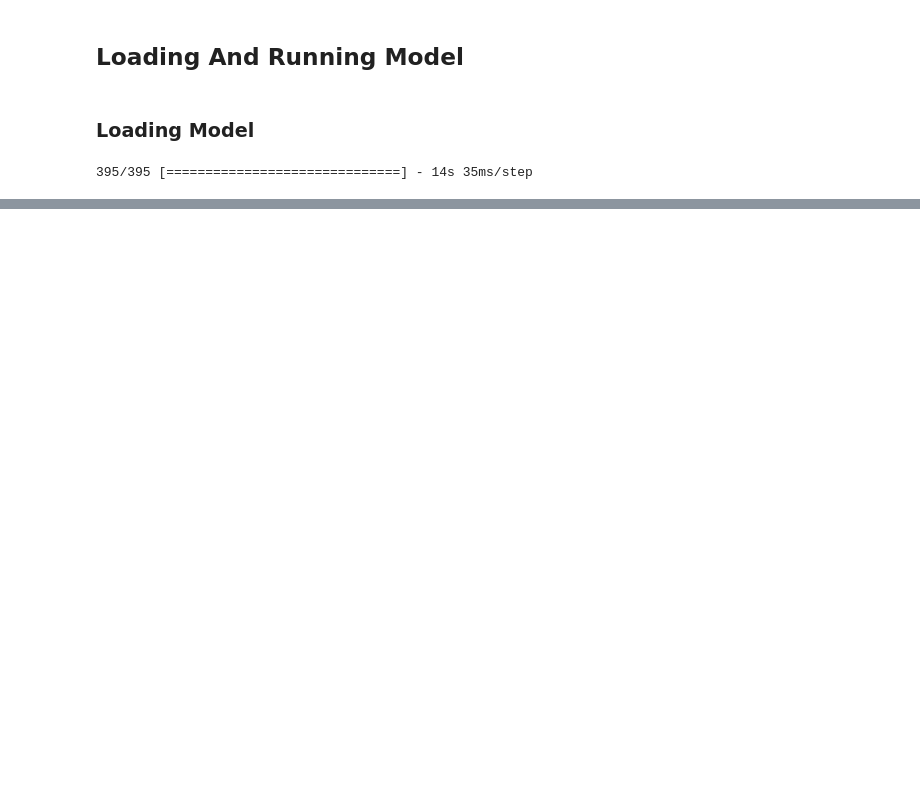
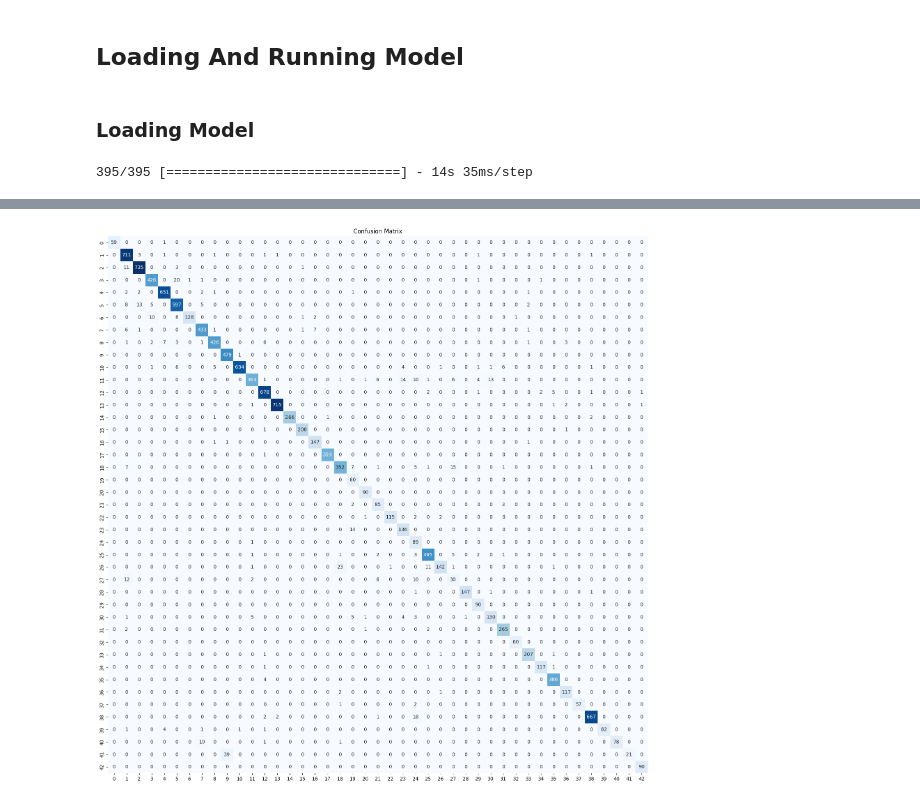
Before and after one commit to Sohaib-50/German-Traffic-Sign-Recognition, a Jupyter notebook: German_Traffic_Sign_Recognition_Testing.ipynb, the cells around one changed output, grey strips where cells are left out. Cells and saved outputs as stored; diff of their text form; code cells hidden in the pictures; blank space fills up the shorter version.

```diff
--- a/German_Traffic_Sign_Recognition_Testing.ipynb
+++ b/German_Traffic_Sign_Recognition_Testing.ipynb
@@ -385,9 +385,10 @@ cropped_images_folder_path = "./drive/MyDrive/NED/Semester 8/Computer Vision/Fin
 
 images = []
 labels = []
-
+i = 0
 print("Loading dataset")
 for image_file_name in os.listdir(cropped_images_folder_path):
+  i += 1
 
   # load image
   image_file_path = os.path.join(cropped_images_folder_path, image_file_name)
@@ -395,7 +396,7 @@ for image_file_name in os.listdir(cropped_images_folder_path):
   images.append(image)
 
   # load label
-  image_GT_row = GT_csv_content.loc[GT_csv_content['Filename'] == file_name]
+  image_GT_row = GT_csv_content.loc[GT_csv_content['Filename'] == image_file_name]
   filename, width, height, x1, y1, x2, y2, class_id = image_GT_row.values[0]
   labels.append(int(class_id))
 
@@ -500,0 +468,16 @@ weighted avg       1.00      0.06      0.11     12630
+# %%
+from sklearn.metrics import confusion_matrix, classification_report
+
+# Convert predicted_labels and labels back to their original labels (not in categorical format)
+predicted_labels = np.argmax(predicted_labels, axis=1)
+true_labels = np.argmax(labels, axis=1)
+
+# Calculate confusion matrix
+cm = confusion_matrix(true_labels, predicted_labels)
+print("Confusion Matrix:")
+print(cm)
+
+# Calculate classification report
+classification_metrics = classification_report(true_labels, predicted_labels)
+print("Classification Report:")
+print(classification_metrics)
@@ -500,0 +502,12 @@ weighted avg       1.00      0.06      0.11     12630
+# %%
+# plot confusion matrix
+import seaborn as sns
+import matplotlib.pyplot as plt
+
+plt.figure(figsize=(20, 20))
+sns.heatmap(cm, annot=True, cmap="Blues", fmt="d", cbar=False)
+plt.title("Confusion Matrix")
+
+plt.show()
+# %% [output]
+[figure, added]
```
Also changed, not shown: parts of 8 cells of this notebook.
